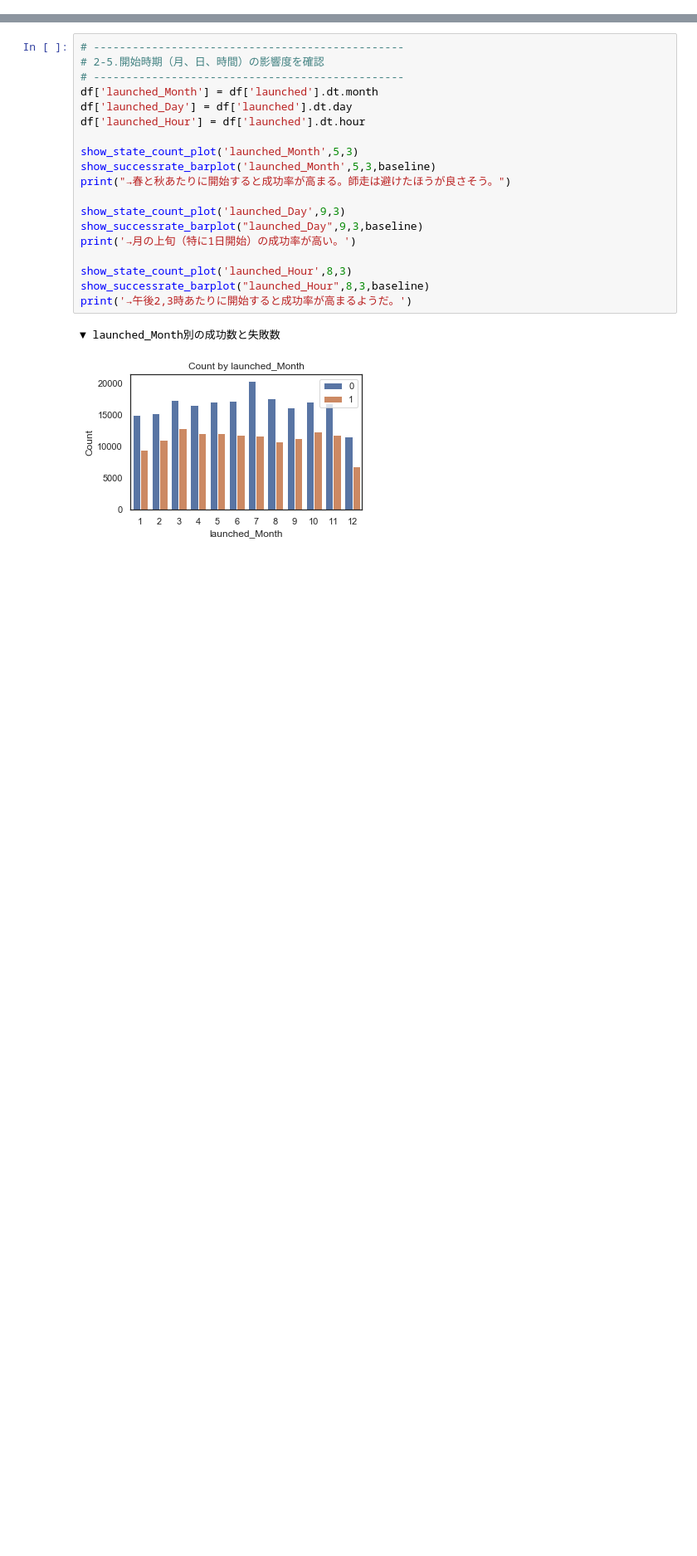
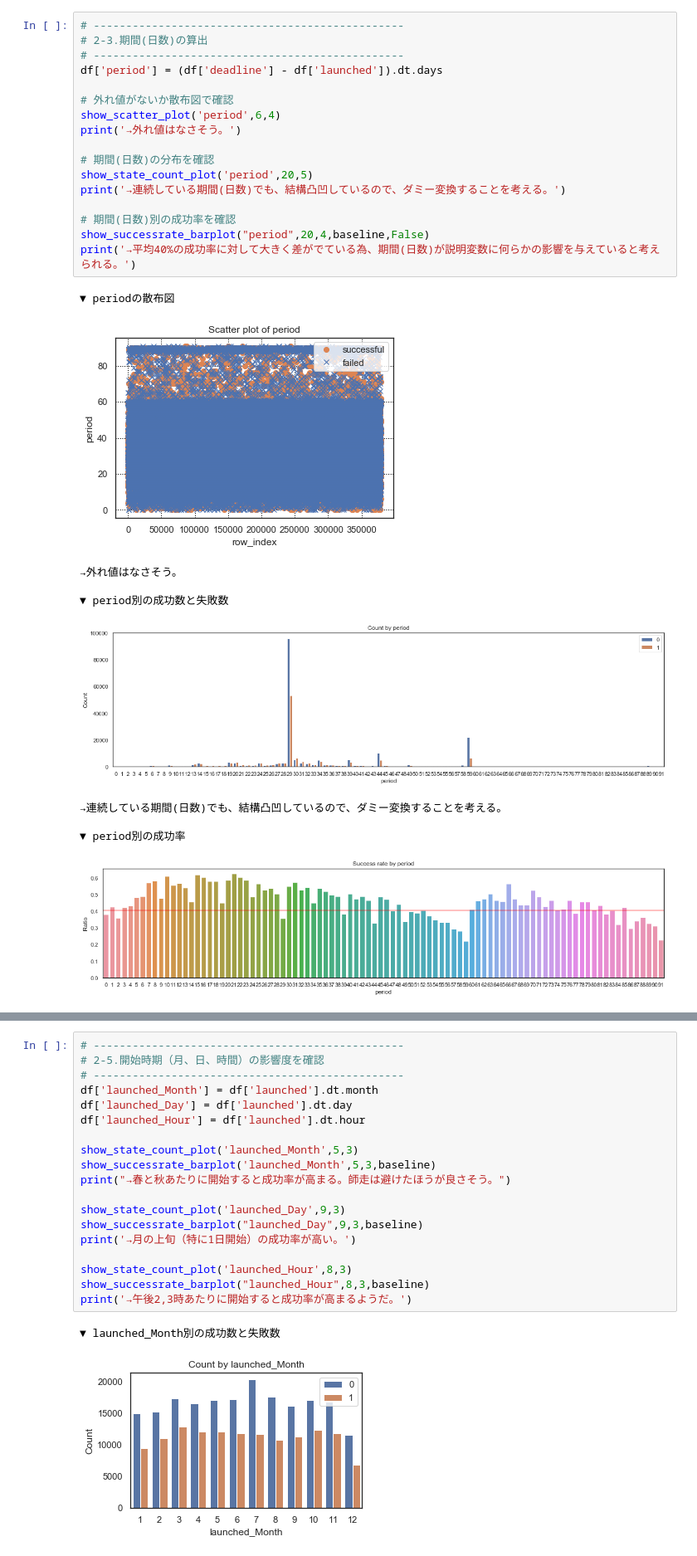
Before and after one commit to arsma12/skillupAI, a Jupyter notebook: Day1_work_長谷川雅代.ipynb, the cells around one changed output, grey strips where cells are left out. Shown at 83% size. Cells and saved outputs as stored; diff of their text form; blank space fills up the shorter version.

```diff
--- a/Day1_work_長谷川雅代.ipynb
+++ b/Day1_work_長谷川雅代.ipynb
@@ -223,0 +210,28 @@ print('→平均40%の成功率に対して大きく差がでている為、日
+# %%
+# ------------------------------------------------
+# 2-3.期間(日数)の算出
+# ------------------------------------------------
+df['period'] = (df['deadline'] - df['launched']).dt.days
+
+# 外れ値がないか散布図で確認
+show_scatter_plot('period',6,4)
+print('→外れ値はなさそう。')
+
+# 期間(日数)の分布を確認
+show_state_count_plot('period',20,5)
+print('→連続している期間(日数)でも、結構凸凹しているので、ダミー変換することを考える。')
+
+# 期間(日数)別の成功率を確認
+show_successrate_barplot("period",20,4,baseline,False)
+print('→平均40%の成功率に対して大きく差がでている為、期間(日数)が説明変数に何らかの影響を与えていると考えられる。')
+# %% [output]
+▼ periodの散布図
+[figure, added]
+→外れ値はなさそう。
+
+▼ period別の成功数と失敗数
+[figure, added]
+→連続している期間(日数)でも、結構凸凹しているので、ダミー変換することを考える。
+
+▼ period別の成功率
+[figure, added]
```
Also changed, not shown: parts of 9 cells of this notebook.
